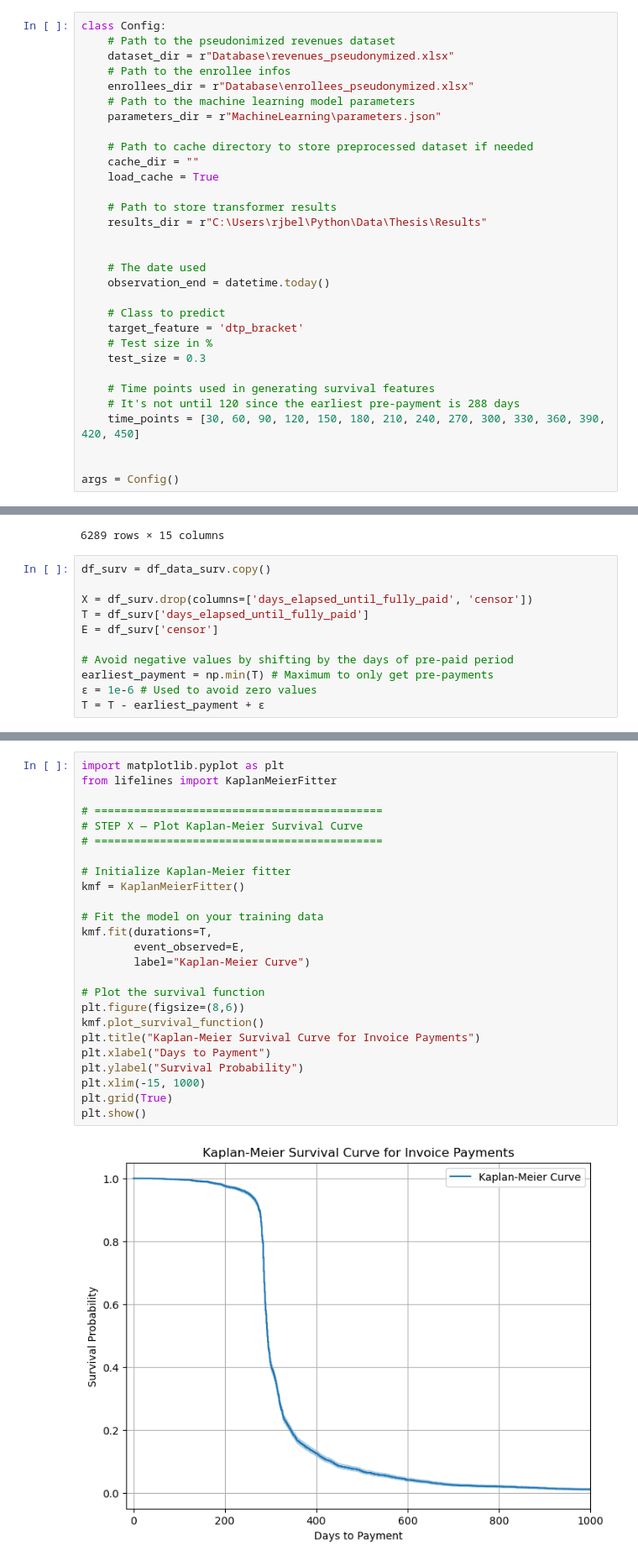
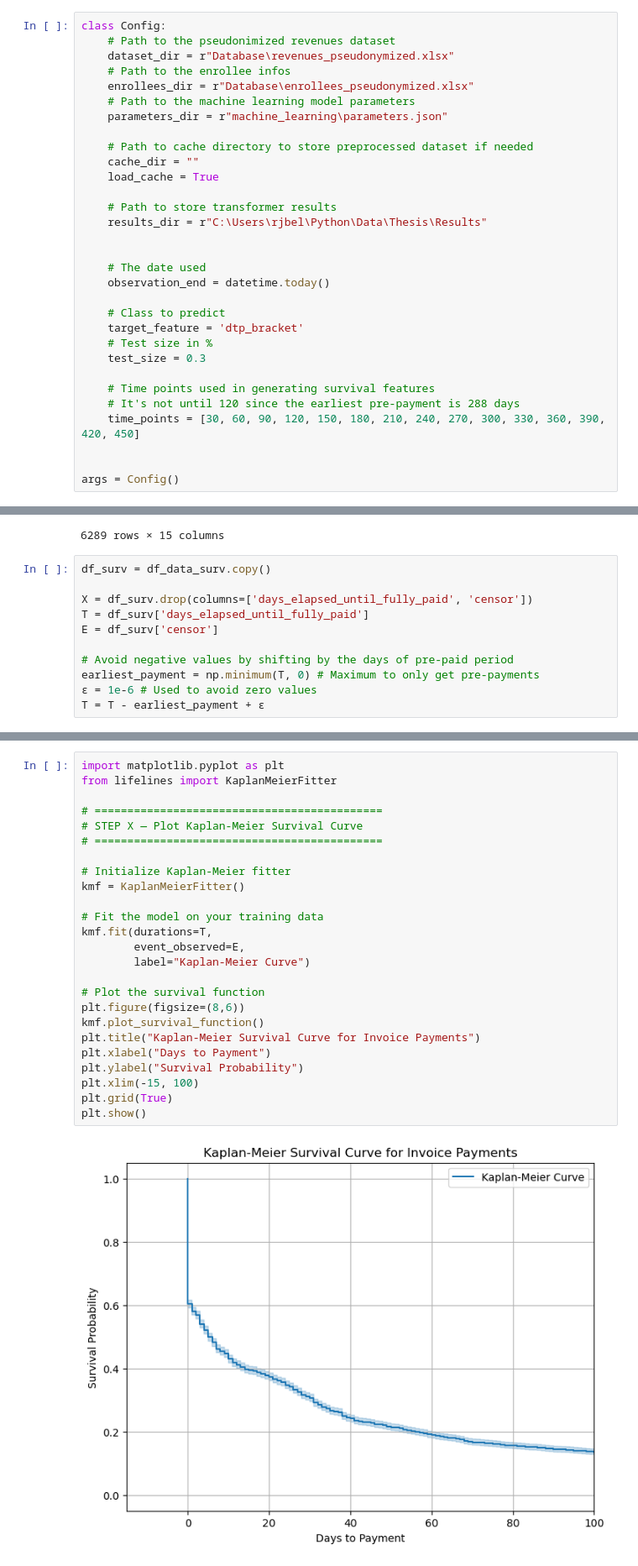
Before and after one commit to anneryeo/invoice-payment-prediction-thesis, a Jupyter notebook: Machine Learning.ipynb, the cells around one changed output, grey strips where cells are left out. Shown at 84% size. Drawn from its saved outputs; the diff is of its cells as text.

```diff
--- a/Machine Learning.ipynb
+++ b/Machine Learning.ipynb
@@ -12,7 +12,7 @@ class Config:
     # Path to the enrollee infos
     enrollees_dir = r"Database\enrollees_pseudonymized.xlsx"
     # Path to the machine learning model parameters
-    parameters_dir = r"MachineLearning\parameters.json"
+    parameters_dir = r"machine_learning\parameters.json"
 
     # Path to cache directory to store preprocessed dataset if needed
     cache_dir = ""
@@ -274,6 +269,6 @@ T = df_surv['days_elapsed_until_fully_paid']
 E = df_surv['censor']
 
 # Avoid negative values by shifting by the days of pre-paid period
-earliest_payment = np.min(T) # Maximum to only get pre-payments
+earliest_payment = np.minimum(T, 0) # Maximum to only get pre-payments
 ε = 1e-6 # Used to avoid zero values
 T = T - earliest_payment + ε
@@ -280,30 +295,30 @@ T = T - earliest_payment + ε
 # %%
 import matplotlib.pyplot as plt
 from lifelines import KaplanMeierFitter
 
 # ============================================
 # STEP X — Plot Kaplan-Meier Survival Curve
 # ============================================
 
 # Initialize Kaplan-Meier fitter
 kmf = KaplanMeierFitter()
 
 # Fit the model on your training data
 kmf.fit(durations=T,
         event_observed=E,
         label="Kaplan-Meier Curve")
 
 # Plot the survival function
 plt.figure(figsize=(8,6))
 kmf.plot_survival_function()
 plt.title("Kaplan-Meier Survival Curve for Invoice Payments")
 plt.xlabel("Days to Payment")
 plt.ylabel("Survival Probability")
-plt.xlim(-15, 1000)
+plt.xlim(-15, 100)
 plt.grid(True)
 plt.show()
 # %% [output]
-[figure, old version]
+[figure, new version]
 # %%
 import numpy as np
 import pandas as pd
```
Also changed, not shown: parts of 23 cells of this notebook.
